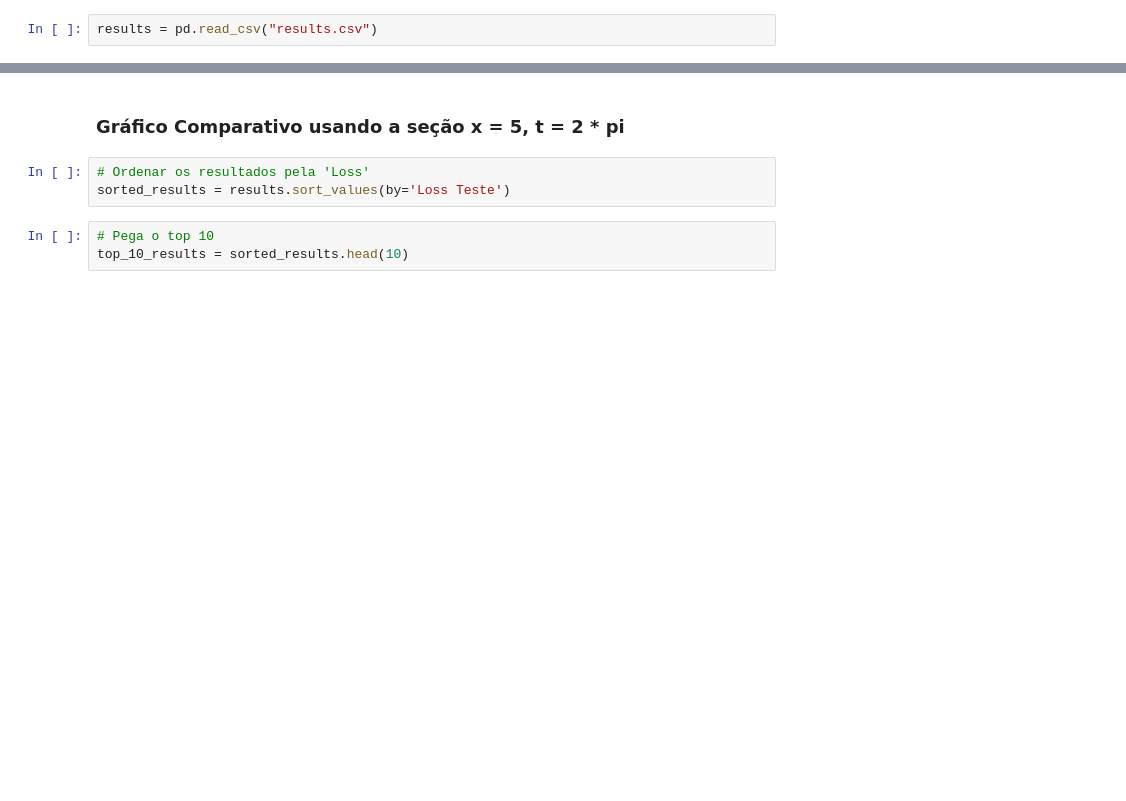
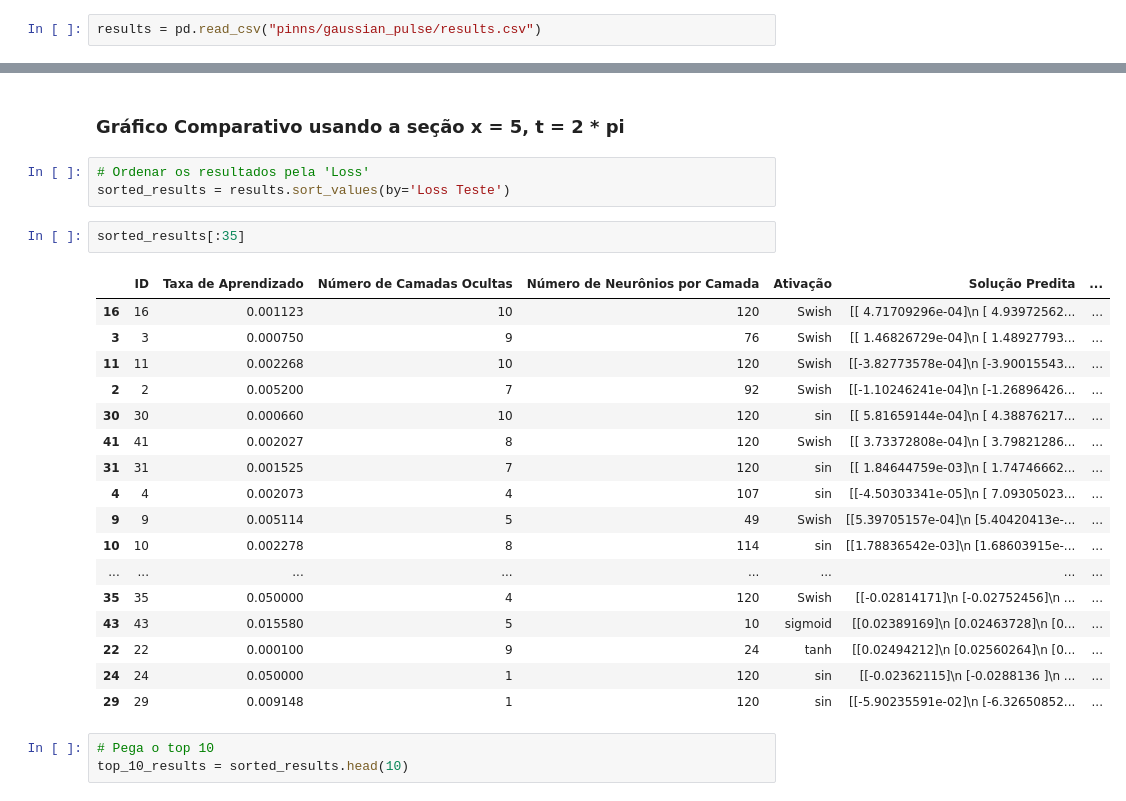
Before and after one commit to josecamata/pinns, a Jupyter notebook: gaussian_pulse/plot.ipynb, the cells around one changed output, grey strips where cells are left out. Saved outputs shown, nothing was run; the diff lists cells and outputs as text; blank space fills up the shorter version.

Commit message:
Gráfico 3 com o pior resultado do hpo

```diff
--- a/gaussian_pulse/plot.ipynb
+++ b/gaussian_pulse/plot.ipynb
@@ -30,7 +26,7 @@ import seaborn as sns
 # %% [markdown]
 #### Import e Tratamento dos dados da otimização de hiperparâmetros
 # %%
-results = pd.read_csv("results.csv")
+results = pd.read_csv("pinns/gaussian_pulse/results.csv")
 # %%
 def convert_to_array(s):
     s = s.replace('\n', '')  # Remove \n
@@ -44,6 +40,26 @@ results['Solução Predita'] = results['Solução Predita'].apply(convert_to_arr
 # %%
 # Ordenar os resultados pela 'Loss'
 sorted_results = results.sort_values(by='Loss Teste')
+# %%
+sorted_results[:35]
+# %% [output]
+|  | ID | Taxa de Aprendizado | Número de Camadas Ocultas | Número de Neurônios por Camada | Ativação | Solução Predita | ... |
+| 16 | 16 | 0.001123 | 10 | 120 | Swish | [[ 4.71709296e-04]\n [ 4.93972562... | ... |
+| 3 | 3 | 0.000750 | 9 | 76 | Swish | [[ 1.46826729e-04]\n [ 1.48927793... | ... |
+| 11 | 11 | 0.002268 | 10 | 120 | Swish | [[-3.82773578e-04]\n [-3.90015543... | ... |
+| 2 | 2 | 0.005200 | 7 | 92 | Swish | [[-1.10246241e-04]\n [-1.26896426... | ... |
+| 30 | 30 | 0.000660 | 10 | 120 | sin | [[ 5.81659144e-04]\n [ 4.38876217... | ... |
+| 41 | 41 | 0.002027 | 8 | 120 | Swish | [[ 3.73372808e-04]\n [ 3.79821286... | ... |
+| 31 | 31 | 0.001525 | 7 | 120 | sin | [[ 1.84644759e-03]\n [ 1.74746662... | ... |
+| 4 | 4 | 0.002073 | 4 | 107 | sin | [[-4.50303341e-05]\n [ 7.09305023... | ... |
+| 9 | 9 | 0.005114 | 5 | 49 | Swish | [[5.39705157e-04]\n [5.40420413e-... | ... |
+| 10 | 10 | 0.002278 | 8 | 114 | sin | [[1.78836542e-03]\n [1.68603915e-... | ... |
+| ... | ... | ... | ... | ... | ... | ... | ... |
+| 35 | 35 | 0.050000 | 4 | 120 | Swish | [[-0.02814171]\n [-0.02752456]\n ... | ... |
+| 43 | 43 | 0.015580 | 5 | 10 | sigmoid | [[0.02389169]\n [0.02463728]\n [0... | ... |
+| 22 | 22 | 0.000100 | 9 | 24 | tanh | [[0.02494212]\n [0.02560264]\n [0... | ... |
+| 24 | 24 | 0.050000 | 1 | 120 | sin | [[-0.02362115]\n [-0.0288136 ]\n ... | ... |
+| 29 | 29 | 0.009148 | 1 | 120 | sin | [[-5.90235591e-02]\n [-6.32650852... | ... |
 # %%
 # Pega o top 10
 top_10_results = sorted_results.head(10)
```
Also changed, not shown: parts of 1 cell of this notebook, 8 other files.
